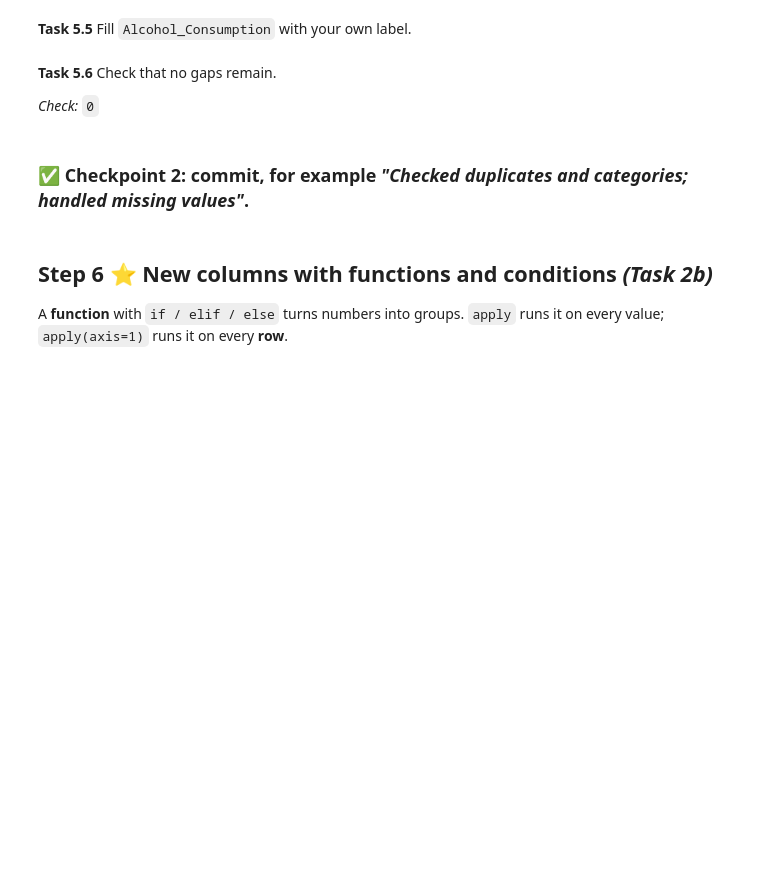
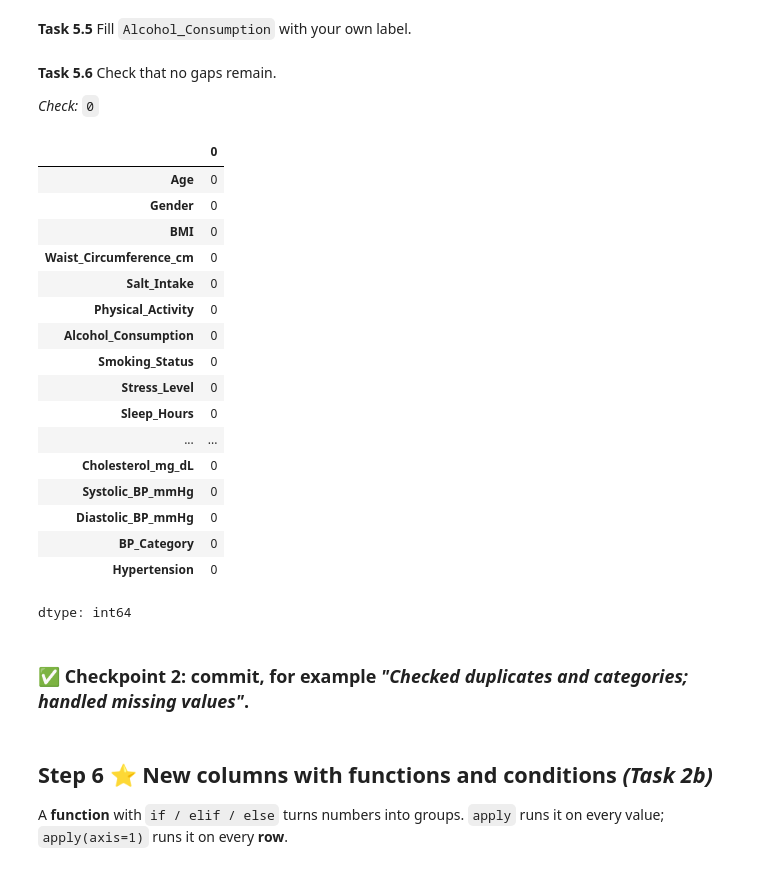
Before and after one commit to KarunaBaruwal/Pyt, a Jupyter notebook: Week5_Workshop_Pandas_Student.ipynb, the cells around one changed output. Cells and saved outputs as stored; diff of their text form; code cells hidden in the pictures; blank space fills up the shorter version.

```diff
--- a/Week5_Workshop_Pandas_Student.ipynb
+++ b/Week5_Workshop_Pandas_Student.ipynb
@@ -471,20 +514,48 @@ df['Waist_Circumference_cm'] = df['Waist_Circumference_cm'].fillna(df['Waist_Cir
+# %%
+df['Waist_Circumference_cm'] = df['Waist_Circumference_cm'].fillna(df['Waist_Circumference_cm'].median())
+df['Sleep_Hours'] = df['Sleep_Hours'].fillna(df['Sleep_Hours'].median())
+df['Creatinine_mg_dL'] = df['Creatinine_mg_dL'].fillna(df['Creatinine_mg_dL'].median())
+df['Fasting_Glucose_mg_dL'] = df['Fasting_Glucose_mg_dL'].fillna(df['Fasting_Glucose_mg_dL'].median())
+df['Cholesterol_mg_dL'] = df['Cholesterol_mg_dL'].fillna(df['Cholesterol_mg_dL'].median())
+
+# now the other four
 # %% [markdown]
 **Task 5.4** Fill `Salt_Intake` and `Stress_Level` with their **mode** (most common value).
 
 *Pattern:* `df['col'].mode()[0]`
-# %%
-df['Salt_Intake'] = ...
-df['Stress_Level'] = ...
+# %%
+df['Salt_Intake'] = df['Salt_Intake'].fillna(df['Salt_Intake'].mode()[0])
+df['Stress_Level'] = df['Stress_Level'].fillna(df['Stress_Level'].mode()[0])
 # %% [markdown]
 **Task 5.5** Fill `Alcohol_Consumption` with your own label.
 # %%
-df['Alcohol_Consumption'] = ...
+df['Alcohol_Consumption'] = df['Alcohol_Consumption'].fillna('None')
 # %% [markdown]
 **Task 5.6** Check that no gaps remain.
 
 *Check:* `0`
 # %%
 # your code here
+df.isnull().sum()
+# %% [output]
+|  | 0 |
+| Age | 0 |
+| Gender | 0 |
+| BMI | 0 |
+| Waist_Circumference_cm | 0 |
+| Salt_Intake | 0 |
+| Physical_Activity | 0 |
+| Alcohol_Consumption | 0 |
+| Smoking_Status | 0 |
+| Stress_Level | 0 |
+| Sleep_Hours | 0 |
+| ... | ... |
+| Cholesterol_mg_dL | 0 |
+| Systolic_BP_mmHg | 0 |
+| Diastolic_BP_mmHg | 0 |
+| BP_Category | 0 |
+| Hypertension | 0 |
+dtype: int64
 # %% [markdown]
 ### ✅ Checkpoint 2: commit, for example *"Checked duplicates and categories; handled missing values"*.
 # %% [markdown]
```
Also changed, not shown: parts of 6 cells of this notebook.
